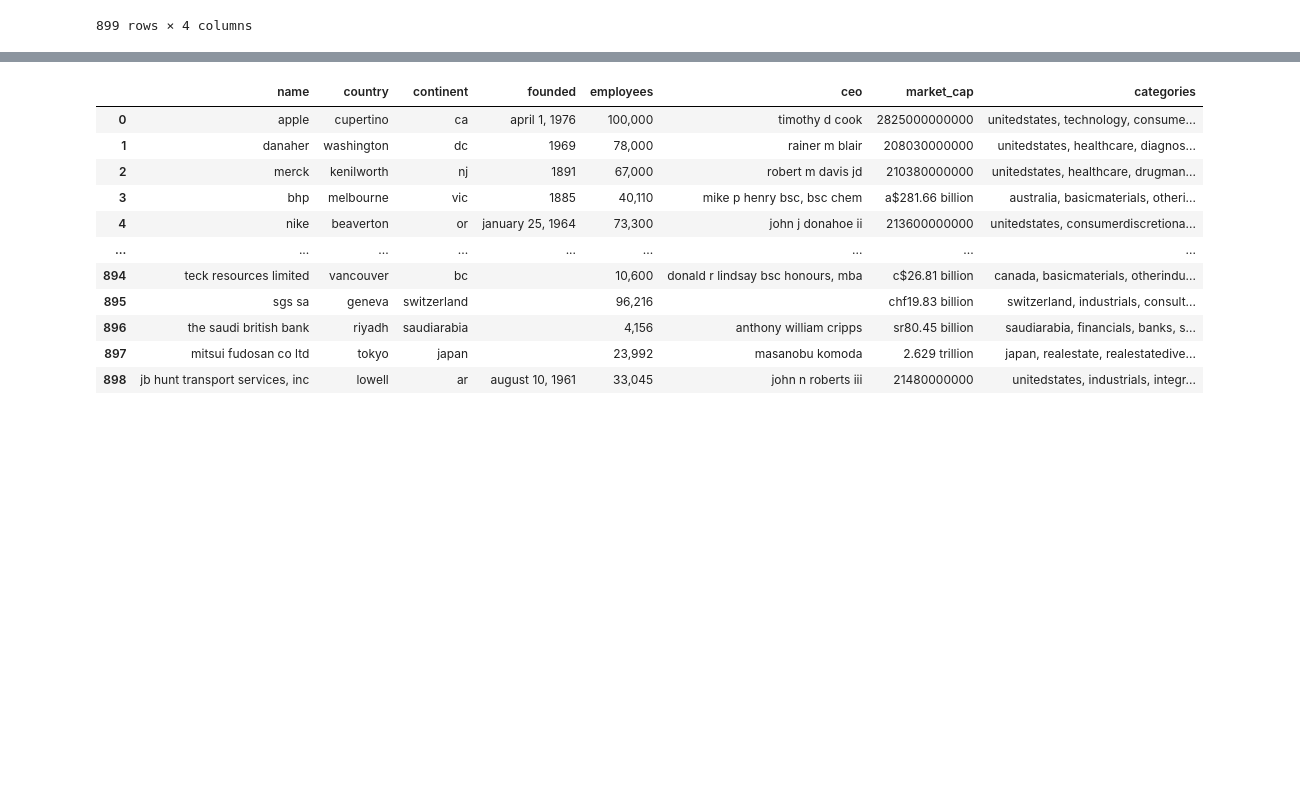
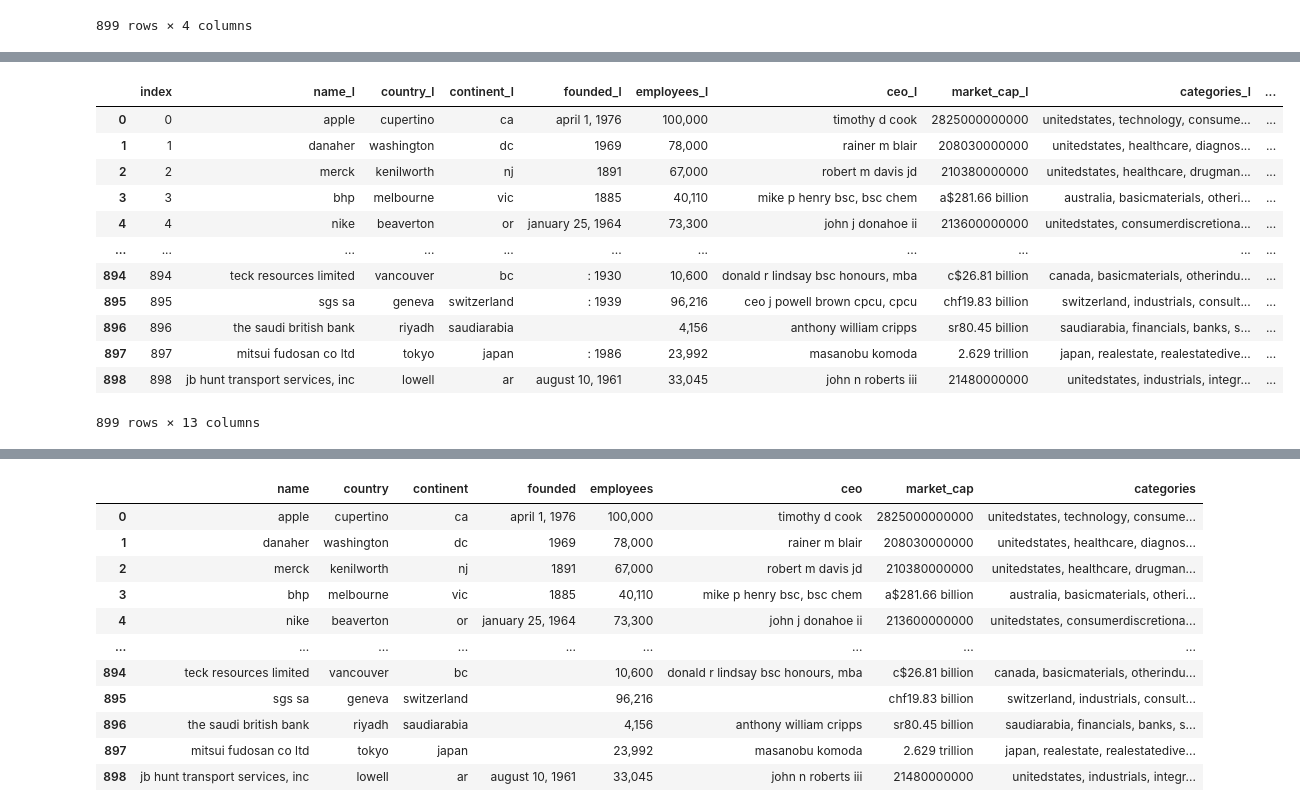
Before and after one commit to Felp4to/EntityResolutionDeDupe, a Jupyter notebook: RecordLinkage.ipynb, the cells around one changed output, grey strips where cells are left out. Cells and saved outputs as stored; diff of their text form; code cells hidden in the pictures; blank space fills up the shorter version.

Commit message:
Fix attribute Null in Dataframe of pairs

```diff
--- a/RecordLinkage.ipynb
+++ b/RecordLinkage.ipynb
@@ -228,0 +129,25 @@ Scegli la colonna da scartare 1
+# %%
+
+for i in ppp.index:
+    for attr in duplicates:
+        if(ppp[attr+'_l'][i] == "") and (ppp[attr+'_r'][i] != ""):
+            ppp[attr+'_l'][i] = ppp[attr+'_r'][i]
+        if(ppp[attr+'_l'][i] != "") and (ppp[attr+'_r'][i] == ""):
+            ppp[attr+'_r'][i] = ppp[attr+'_l'][i]
+
+
+display(ppp)
+# %% [output]
+|  | index | name_l | country_l | continent_l | founded_l | employees_l | ceo_l | market_cap_l | categories_l | ... |
+| 0 | 0 | apple | cupertino | ca | april 1, 1976 | 100,000 | timothy d cook | 2825000000000 | unitedstates, technology, consume... | ... |
+| 1 | 1 | danaher | washington | dc | 1969 | 78,000 | rainer m blair | 208030000000 | unitedstates, healthcare, diagnos... | ... |
+| 2 | 2 | merck | kenilworth | nj | 1891 | 67,000 | robert m davis jd | 210380000000 | unitedstates, healthcare, drugman... | ... |
+| 3 | 3 | bhp | melbourne | vic | 1885 | 40,110 | mike p henry bsc, bsc chem | a$281.66 billion | australia, basicmaterials, otheri... | ... |
+| 4 | 4 | nike | beaverton | or | january 25, 1964 | 73,300 | john j donahoe ii | 213600000000 | unitedstates, consumerdiscretiona... | ... |
+| ... | ... | ... | ... | ... | ... | ... | ... | ... | ... | ... |
+| 894 | 894 | teck resources limited | vancouver | bc | : 1930 | 10,600 | donald r lindsay bsc honours, mba | c$26.81 billion | canada, basicmaterials, otherindu... | ... |
+| 895 | 895 | sgs sa | geneva | switzerland | : 1939 | 96,216 | ceo j powell brown cpcu, cpcu | chf19.83 billion | switzerland, industrials, consult... | ... |
+| 896 | 896 | the saudi british bank | riyadh | saudiarabia |  | 4,156 | anthony william cripps | sr80.45 billion | saudiarabia, financials, banks, s... | ... |
+| 897 | 897 | mitsui fudosan co ltd | tokyo | japan | : 1986 | 23,992 | masanobu komoda | 2.629 trillion | japan, realestate, realestatedive... | ... |
+| 898 | 898 | jb hunt transport services, inc | lowell | ar | august 10, 1961 | 33,045 | john n roberts iii | 21480000000 | unitedstates, industrials, integr... | ... |
+899 rows × 13 columns
```
Also changed, not shown: parts of 9 cells of this notebook.
